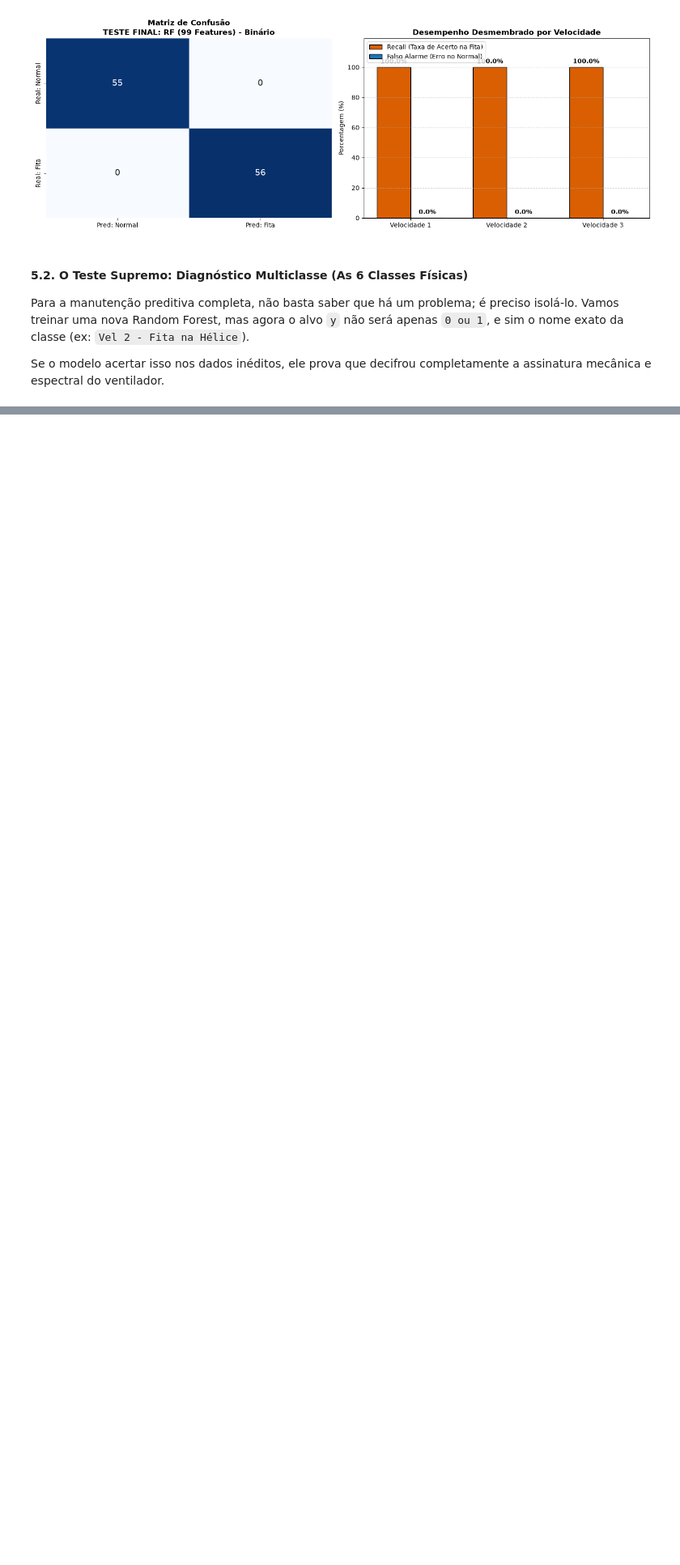
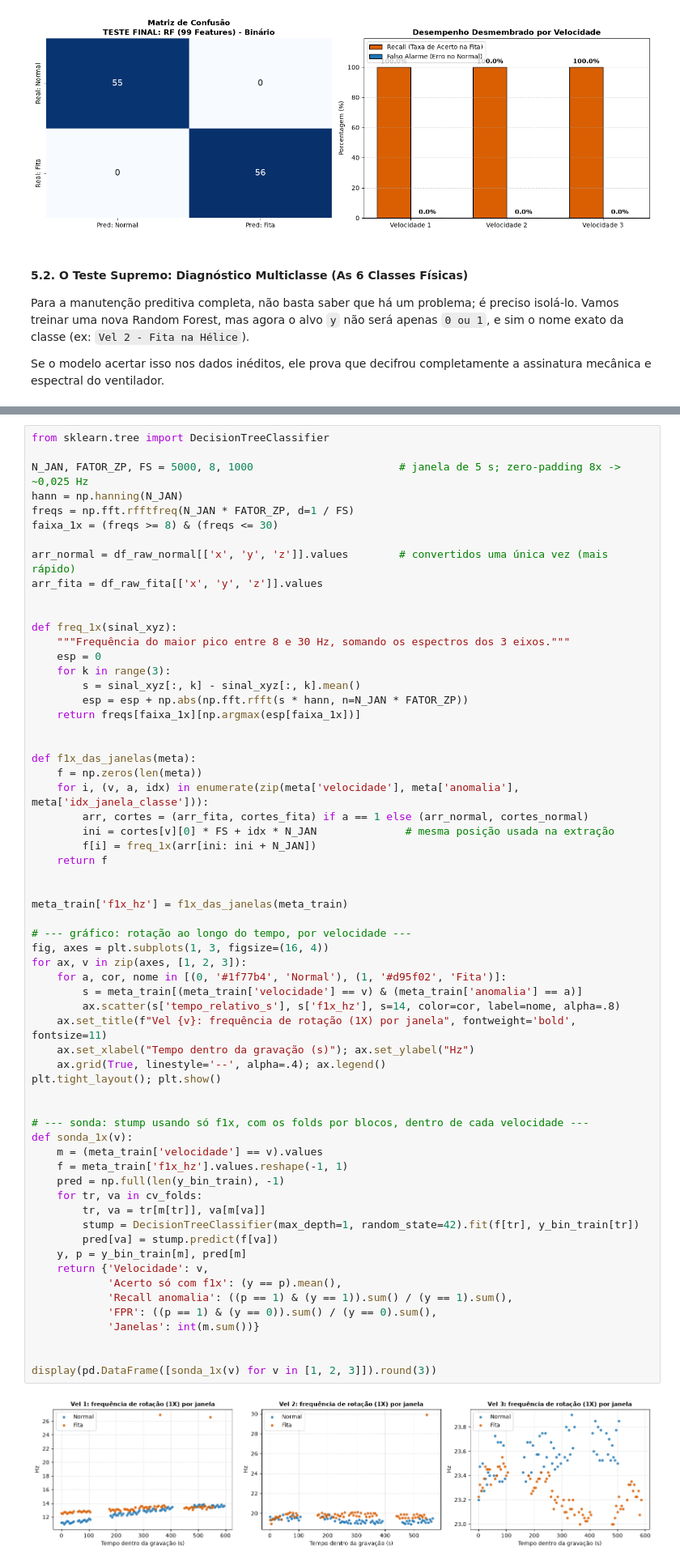
Before and after one commit to GabrielRibeiro5402/TCC, a Jupyter notebook: ML/ml_classifiacao.ipynb, the cells around one changed output, grey strips where cells are left out. Shown at 81% size. Saved outputs shown, nothing was run; the diff lists cells and outputs as text; blank space fills up the shorter version.

```diff
--- a/ML/ml_classifiacao.ipynb
+++ b/ML/ml_classifiacao.ipynb
@@ -995,0 +1075,64 @@ Vel 3 - Fita na Hélice       1.00      1.00      1.00        20
+# %%
+from sklearn.tree import DecisionTreeClassifier
+
+N_JAN, FATOR_ZP, FS = 5000, 8, 1000                       # janela de 5 s; zero-padding 8x -> ~0,025 Hz
+hann = np.hanning(N_JAN)
+freqs = np.fft.rfftfreq(N_JAN * FATOR_ZP, d=1 / FS)
+faixa_1x = (freqs >= 8) & (freqs <= 30)
+
+arr_normal = df_raw_normal[['x', 'y', 'z']].values        # convertidos uma única vez (mais rápido)
+arr_fita = df_raw_fita[['x', 'y', 'z']].values
+
+
+def freq_1x(sinal_xyz):
+    """Frequência do maior pico entre 8 e 30 Hz, somando os espectros dos 3 eixos."""
+    esp = 0
+    for k in range(3):
+        s = sinal_xyz[:, k] - sinal_xyz[:, k].mean()
+        esp = esp + np.abs(np.fft.rfft(s * hann, n=N_JAN * FATOR_ZP))
+    return freqs[faixa_1x][np.argmax(esp[faixa_1x])]
+
+
+def f1x_das_janelas(meta):
+    f = np.zeros(len(meta))
+    for i, (v, a, idx) in enumerate(zip(meta['velocidade'], meta['anomalia'], meta['idx_janela_classe'])):
+        arr, cortes = (arr_fita, cortes_fita) if a == 1 else (arr_normal, cortes_normal)
+        ini = cortes[v][0] * FS + idx * N_JAN              # mesma posição usada na extração
+        f[i] = freq_1x(arr[ini: ini + N_JAN])
+    return f
+
+
+meta_train['f1x_hz'] = f1x_das_janelas(meta_train)
+
+# --- gráfico: rotação ao longo do tempo, por velocidade ---
+fig, axes = plt.subplots(1, 3, figsize=(16, 4))
+for ax, v in zip(axes, [1, 2, 3]):
+    for a, cor, nome in [(0, '#1f77b4', 'Normal'), (1, '#d95f02', 'Fita')]:
+        s = meta_train[(meta_train['velocidade'] == v) & (meta_train['anomalia'] == a)]
+        ax.scatter(s['tempo_relativo_s'], s['f1x_hz'], s=14, color=cor, label=nome, alpha=.8)
+    ax.set_title(f"Vel {v}: frequência de rotação (1X) por janela", fontweight='bold', fontsize=11)
+    ax.set_xlabel("Tempo dentro da gravação (s)"); ax.set_ylabel("Hz")
+    ax.grid(True, linestyle='--', alpha=.4); ax.legend()
+plt.tight_layout(); plt.show()
+
+
+# --- sonda: stump usando só f1x, com os folds por blocos, dentro de cada velocidade ---
+def sonda_1x(v):
+    m = (meta_train['velocidade'] == v).values
+    f = meta_train['f1x_hz'].values.reshape(-1, 1)
+    pred = np.full(len(y_bin_train), -1)
+    for tr, va in cv_folds:
+        tr, va = tr[m[tr]], va[m[va]]
+        stump = DecisionTreeClassifier(max_depth=1, random_state=42).fit(f[tr], y_bin_train[tr])
+        pred[va] = stump.predict(f[va])
+    y, p = y_bin_train[m], pred[m]
+    return {'Velocidade': v,
+            'Acerto só com f1x': (y == p).mean(),
+            'Recall anomalia': ((p == 1) & (y == 1)).sum() / (y == 1).sum(),
+            'FPR': ((p == 1) & (y == 0)).sum() / (y == 0).sum(),
+            'Janelas': int(m.sum())}
+
+
+display(pd.DataFrame([sonda_1x(v) for v in [1, 2, 3]]).round(3))
+# %% [output]
+[figure, added]
```
Also changed, not shown: parts of 19 cells of this notebook, 4 other files.
